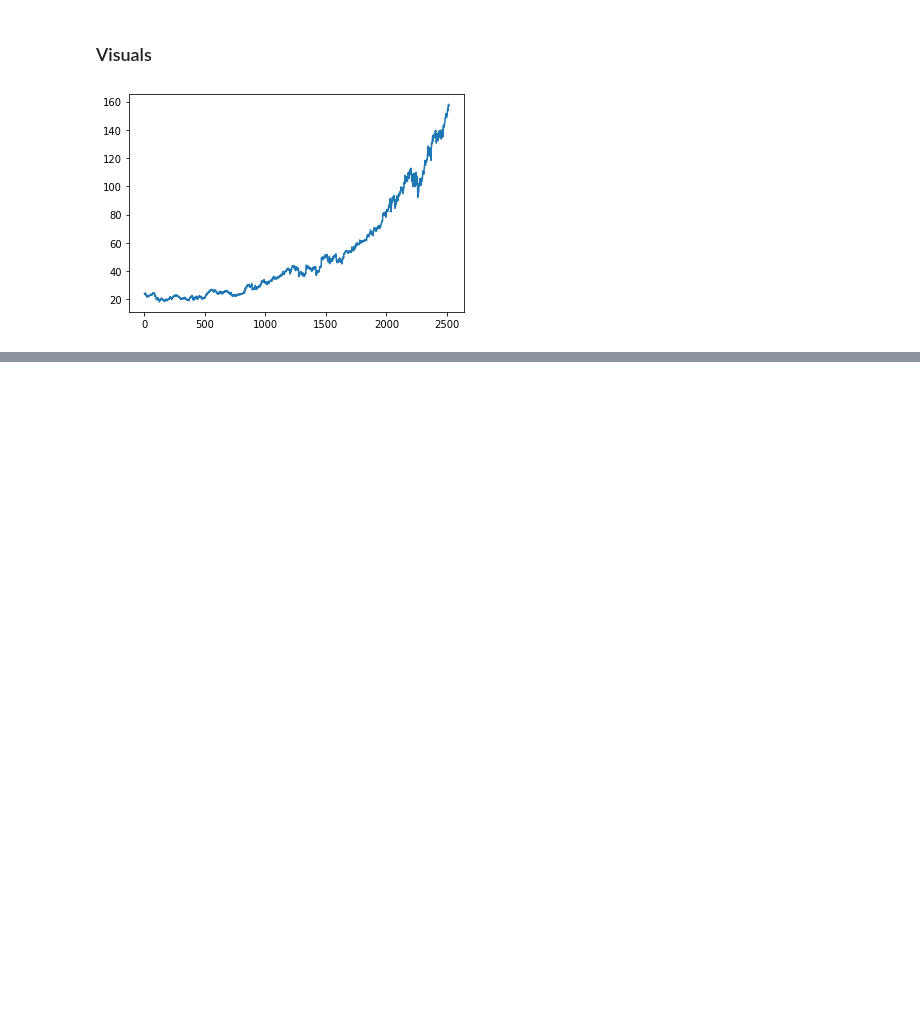
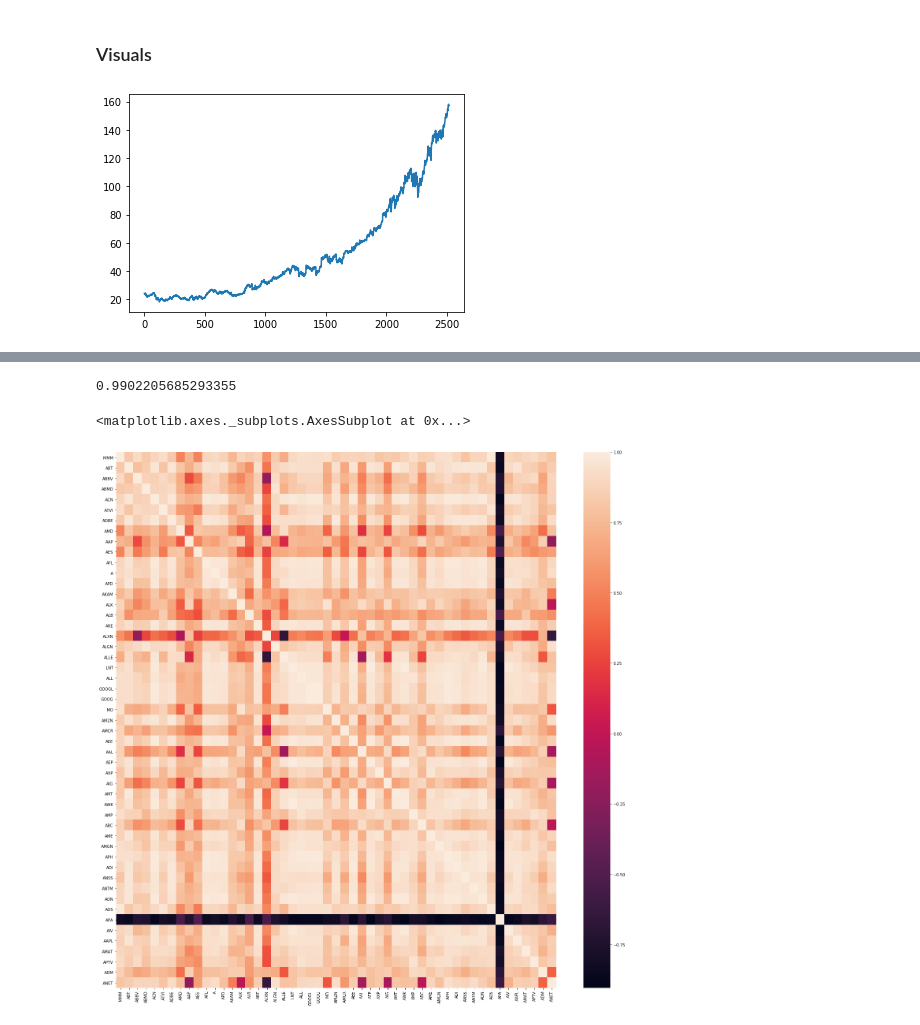
Before and after one commit to kick-ban-ignore/BA_Thesis_Statistics, a Jupyter notebook: Finance_Data.ipynb, the cells around one changed output, grey strips where cells are left out. Drawn from its saved outputs; the diff is of its cells as text; code cells hidden in the pictures; blank space fills up the shorter version.

```diff
--- a/Finance_Data.ipynb
+++ b/Finance_Data.ipynb
@@ -201,0 +183,5 @@ ZTS   0.911721  0.932280  0.976759  0.952058  0.773084  0.821490  1.000000
+# %%
+#correlation matrix
+korrelation = sp500.corr()
+print(korrelation.iloc[0:51,0:51])
+korrelation = korrelation.iloc[0:51,0:51]
@@ -201,0 +206,11 @@ ZTS   0.911721  0.932280  0.976759  0.952058  0.773084  0.821490  1.000000
+# %%
+korrelation.loc["APH","ALL"] #one single dot in matrix with high correlation
+# %% [output]
+0.9902205685293355
+# %%
+#plot
+plt.rcParams['figure.figsize'] = [25, 25]
+sns.heatmap(korrelation.iloc[0:51, 0:51])
+# %% [output]
+<matplotlib.axes._subplots.AxesSubplot at 0x...>
+[figure, added]
```
Also changed, not shown: parts of 6 cells of this notebook.
